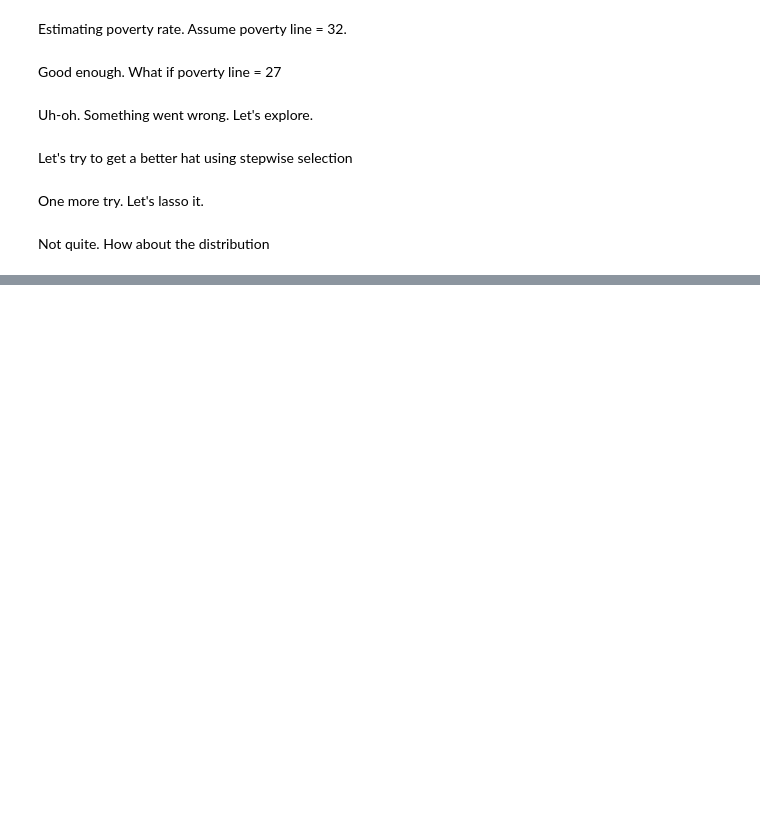
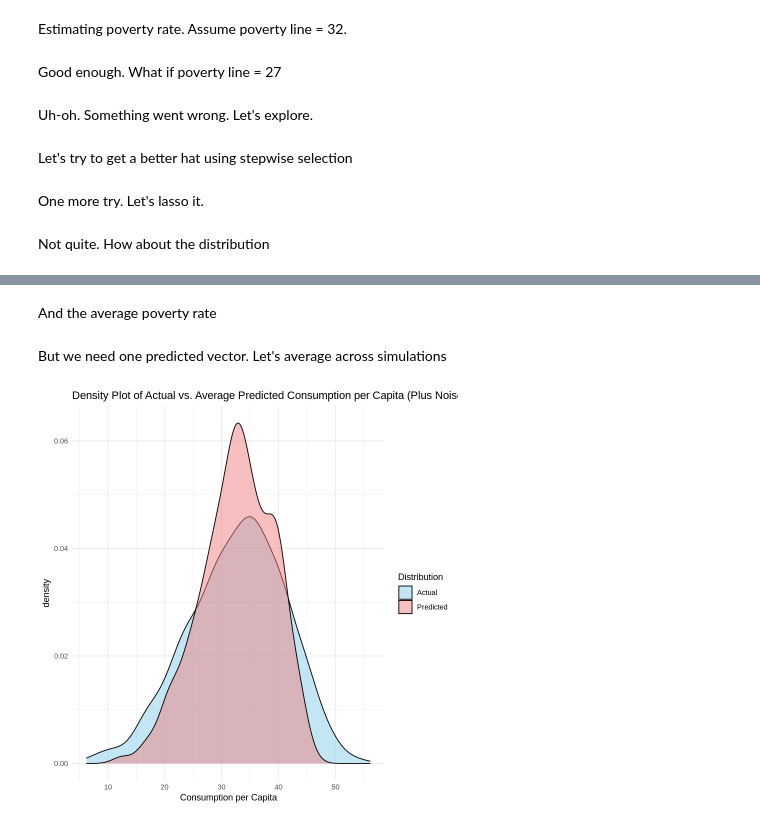
Before and after one commit to jefernandezec/s2s, a Jupyter notebook: S2S.ipynb, the cells around one changed output, grey strips where cells are left out. Drawn from its saved outputs; the diff is of its cells as text; code cells hidden in the pictures; blank space fills up the shorter version.

```diff
--- a/S2S.ipynb
+++ b/S2S.ipynb
@@ -193,0 +262,2 @@ ggplot(df, aes(x = consumption_pc)) +
+# %% [markdown]
+And the average poverty rate
@@ -193,0 +266,16 @@ ggplot(df, aes(x = consumption_pc)) +
+# %% [markdown]
+But we need one predicted vector. Let's average across simulations
+# %%
+# Average the predicted consumption across simulations
+df$avg_predicted_consumption <- rowMeans(do.call(cbind, predicted_consumption_list))
+
+ggplot(df, aes(x = consumption_pc)) +
+  geom_density(aes(fill = "Actual"), alpha = 0.5) +
+  geom_density(aes(x = avg_predicted_consumption, fill = "Predicted"), alpha = 0.5) +
+  scale_fill_manual(values = c("Actual" = "skyblue", "Predicted" = "lightcoral")) +
+  theme_minimal() +
+  labs(title = "Density Plot of Actual vs. Average Predicted Consumption per Capita (Plus Noise)",
+       x = "Consumption per Capita",
+       fill = "Distribution")
+# %% [output]
+[figure, added]
```
Also changed, not shown: parts of 16 cells of this notebook.
